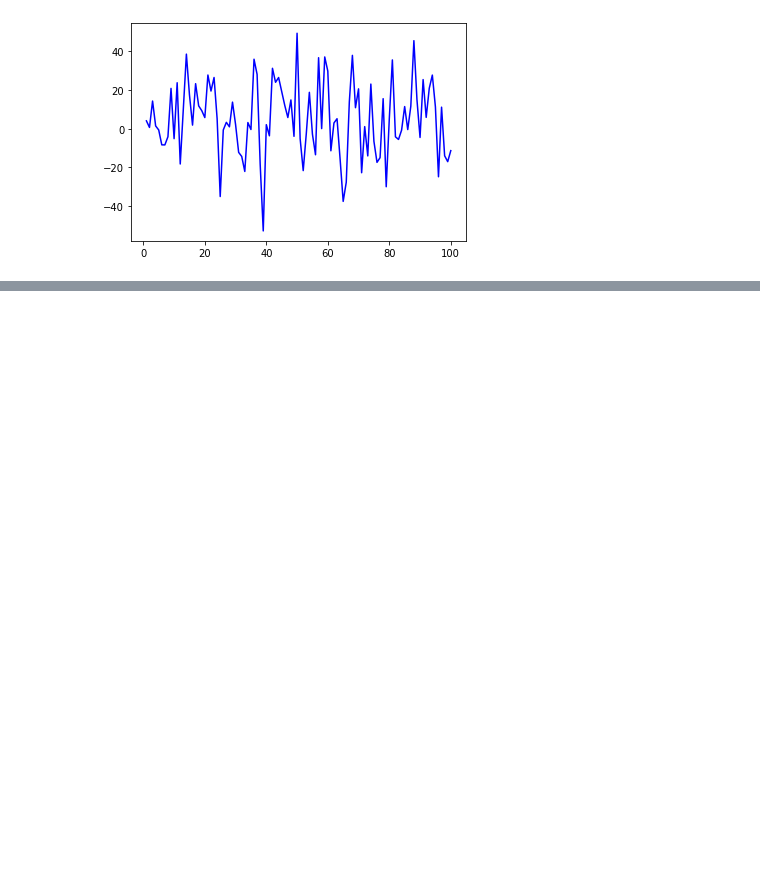
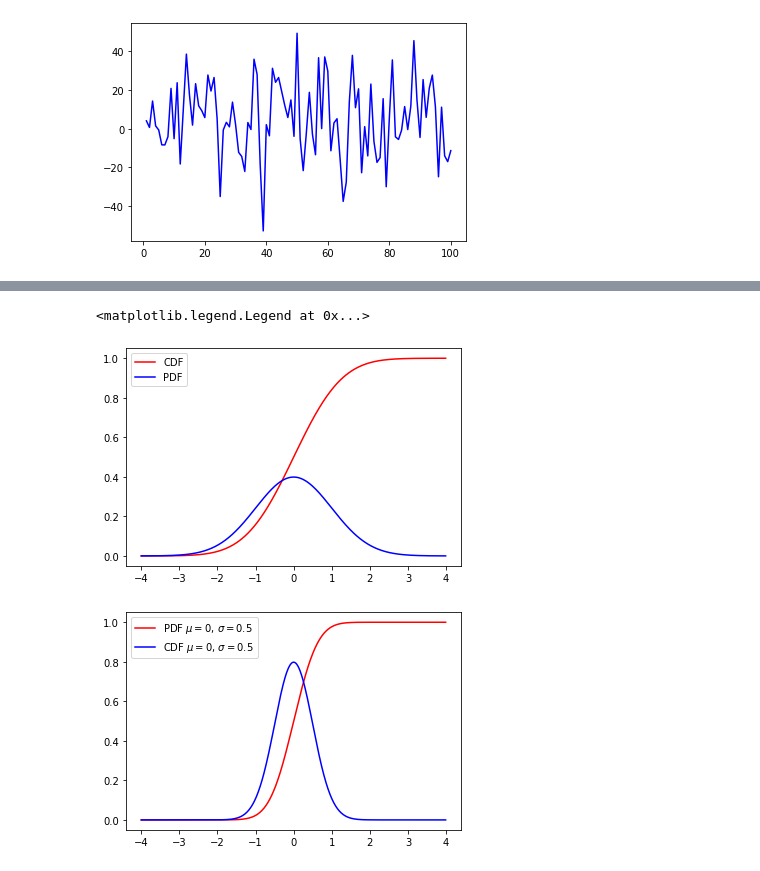
Before and after one commit to tarovalentin/Quant-study, a Jupyter notebook: Intro.ipynb, the cells around one changed output, grey strips where cells are left out. Drawn from its saved outputs; the diff is of its cells as text; code cells hidden in the pictures; blank space fills up the shorter version.

```diff
--- a/Intro.ipynb
+++ b/Intro.ipynb
@@ -129,0 +180,16 @@ plt.plot(x, y, label='Mean of Cumulative Sum', color='blue')
+# %%
+y = np.random.standard_normal((100, 1))
+x = np.arange(-4, 4, 0.01)
+plt.figure()
+plt.plot(x,norm.cdf(x), label='CDF', color='red') # CDF of standard normal distribution with mean=0 and std=1
+plt.plot(x, norm.pdf(x), label='PDF', color='blue')
+plt.legend()
+
+plt.figure()
+plt.plot(x,norm.cdf(x,0,0.5), label='PDF $\mu=0$, $\sigma=0.5$',color='red') # PDF of normal distribution with mean=0 and std=0.1
+plt.plot(x,norm.pdf(x,0,0.5), label='CDF $\mu=0$, $\sigma=0.5$',color='blue') # CDF of normal distribution with mean=0 and std=0.1
+plt.legend()
+# %% [output]
+<matplotlib.legend.Legend at 0x...>
+[figure, added]
+[figure, added]
```
Also changed, not shown: parts of 6 cells of this notebook.
